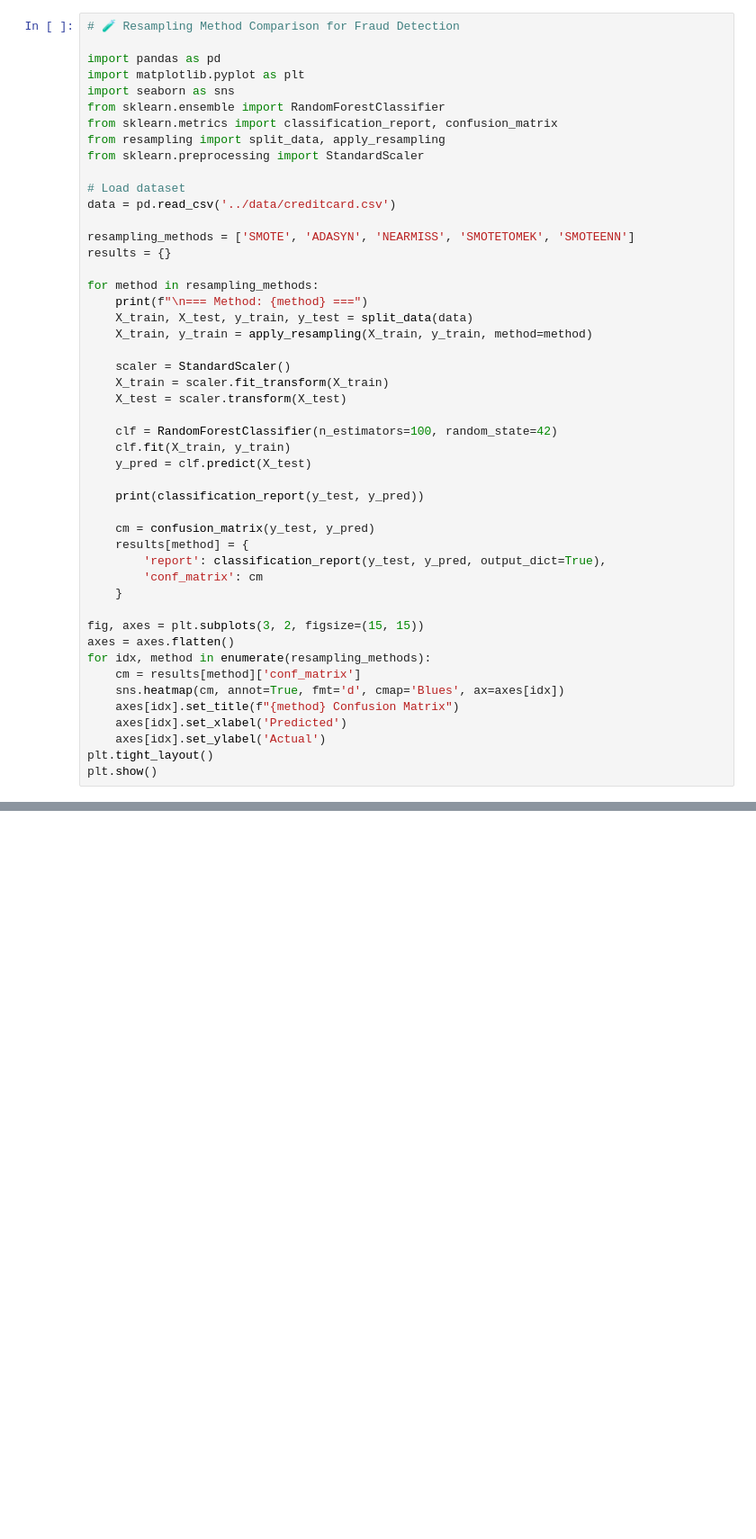
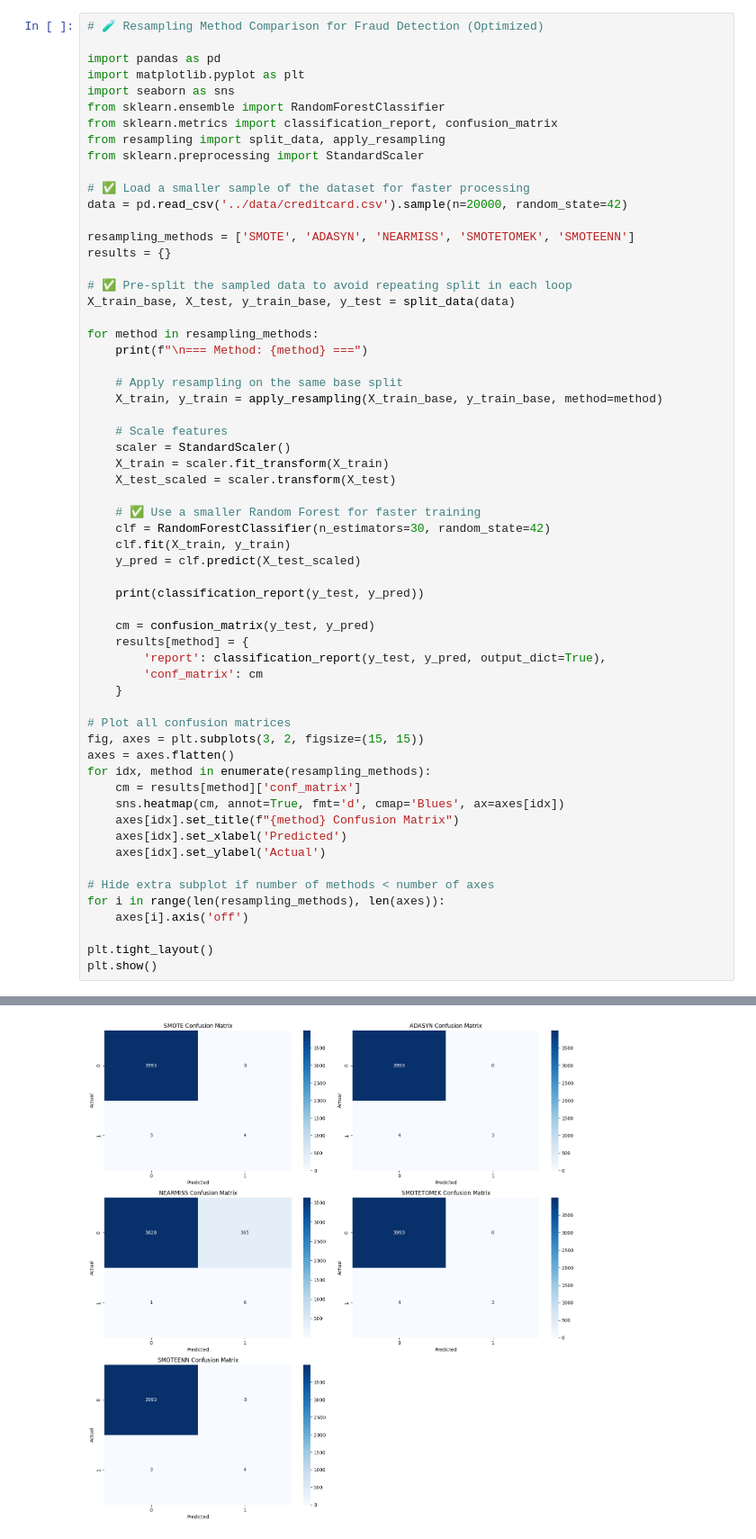
Before and after one commit to a2-altowairqi/DSP, a Jupyter notebook: scripts/resampling_comparison.ipynb, the cells around one changed output, grey strips where cells are left out. Shown at 90% size. Saved outputs shown, nothing was run; the diff lists cells and outputs as text; blank space fills up the shorter version.

```diff
--- a/scripts/resampling_comparison.ipynb
+++ b/scripts/resampling_comparison.ipynb
@@ -1,5 +1,5 @@
 # %%
-# 🧪 Resampling Method Comparison for Fraud Detection
+# 🧪 Resampling Method Comparison for Fraud Detection (Optimized)
 
 import pandas as pd
 import matplotlib.pyplot as plt
@@ -9,24 +9,30 @@ from sklearn.metrics import classification_report, confusion_matrix
 from resampling import split_data, apply_resampling
 from sklearn.preprocessing import StandardScaler
 
-# Load dataset
-data = pd.read_csv('../data/creditcard.csv')
+# ✅ Load a smaller sample of the dataset for faster processing
+data = pd.read_csv('../data/creditcard.csv').sample(n=20000, random_state=42)
 
 resampling_methods = ['SMOTE', 'ADASYN', 'NEARMISS', 'SMOTETOMEK', 'SMOTEENN']
 results = {}
 
+# ✅ Pre-split the sampled data to avoid repeating split in each loop
+X_train_base, X_test, y_train_base, y_test = split_data(data)
+
 for method in resampling_methods:
     print(f"\n=== Method: {method} ===")
-    X_train, X_test, y_train, y_test = split_data(data)
-    X_train, y_train = apply_resampling(X_train, y_train, method=method)
 
+    # Apply resampling on the same base split
+    X_train, y_train = apply_resampling(X_train_base, y_train_base, method=method)
+
+    # Scale features
     scaler = StandardScaler()
     X_train = scaler.fit_transform(X_train)
-    X_test = scaler.transform(X_test)
+    X_test_scaled = scaler.transform(X_test)
 
-    clf = RandomForestClassifier(n_estimators=100, random_state=42)
+    # ✅ Use a smaller Random Forest for faster training
+    clf = RandomForestClassifier(n_estimators=30, random_state=42)
     clf.fit(X_train, y_train)
-    y_pred = clf.predict(X_test)
+    y_pred = clf.predict(X_test_scaled)
 
     print(classification_report(y_test, y_pred))
 
@@ -36,6 +42,7 @@ for method in resampling_methods:
         'conf_matrix': cm
     }
 
+# Plot all confusion matrices
 fig, axes = plt.subplots(3, 2, figsize=(15, 15))
 axes = axes.flatten()
 for idx, method in enumerate(resampling_methods):
@@ -44,5 +51,11 @@ for idx, method in enumerate(resampling_methods):
     axes[idx].set_title(f"{method} Confusion Matrix")
     axes[idx].set_xlabel('Predicted')
     axes[idx].set_ylabel('Actual')
+
+# Hide extra subplot if number of methods < number of axes
+for i in range(len(resampling_methods), len(axes)):
+    axes[i].axis('off')
+
 plt.tight_layout()
 plt.show()
+# %% [output]
@@ -48,0 +79 @@ plt.show()
+[figure, added]
```
Also changed, not shown: parts of 1 cell of this notebook, 8 other files.
